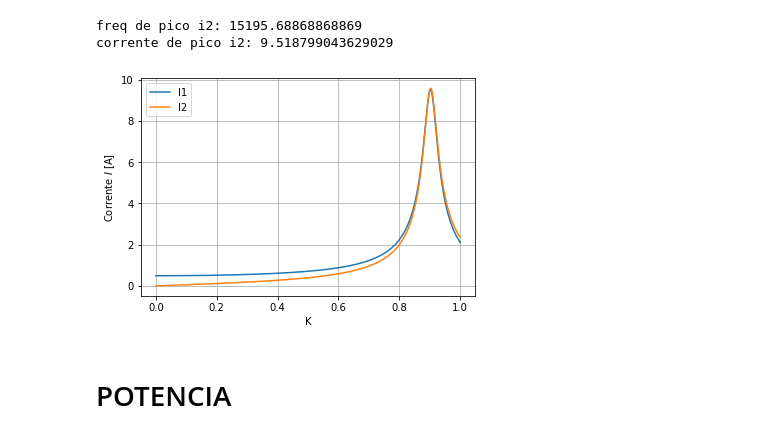
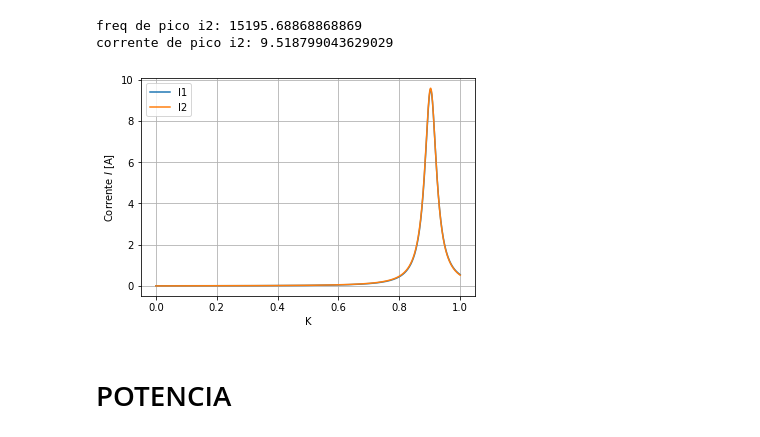
Before and after one commit to BrunoFNRodrigues/EletroMag-Projeto, a Jupyter notebook: Projeto Eletromag.ipynb, the cells around one changed output. Drawn from its saved outputs; the diff is of its cells as text; code cells hidden in the pictures.

```diff
--- a/Projeto Eletromag.ipynb
+++ b/Projeto Eletromag.ipynb
@@ -52,7 +52,7 @@ I2s = []
 ks = np.arange(0,1,0.1)
 ks_legend = []
 for k in ks:
-    ks_legend.append("k="+str(k))
+    ks_legend.append("k={0:.1f}".format(k))
     I1=[]
     I2=[]
 
@@ -77,6 +77,7 @@ plt.xlabel("Frequênica $f$ [Hz]")
 plt.ylabel("Corrente $I$ [A]")
 plt.grid(True)
 plt.legend(ks_legend)
+plt.savefig("FrequênciaxCorrentePrimario")
 plt.show()
 
 for I2 in I2s:
@@ -86,5 +87,6 @@ plt.xlabel("Frequênica $f$ [Hz]")
 plt.ylabel("Corrente $I$ [A]")
 plt.grid(True)
 plt.legend(ks_legend)
+plt.savefig("FrequênciaxCorrenteSecundario")
 plt.show()
 # %% [output]
@@ -109,24 +111,24 @@ corrente de pico i2: 9.518799043629029
 # %%
 k=np.linspace(0,1,1000)
 I1K=[]
 I2K=[]
 
 for i in k:
     i1, i2 = CalcularTransformador(Rcarga, max_x, i, C1, C2)
-    I1K.append(abs(i1))
-    I2K.append(abs(i2))
+    I1K.append(abs(i1.real))
+    I2K.append(abs(i2.real))
 
 
 plt.plot(k,I1K)
 plt.plot(k,I2K)
 
 plt.xlabel("K")
 plt.ylabel("Corrente $I$ [A]")
 plt.grid(True)
 plt.legend(['I1', 'I2'])
 plt.show()
 # %% [output]
-[figure, old version]
+[figure, new version]
 # %% [markdown]
 # POTENCIA
 # %%
```
Also changed, not shown: parts of 5 cells of this notebook.
